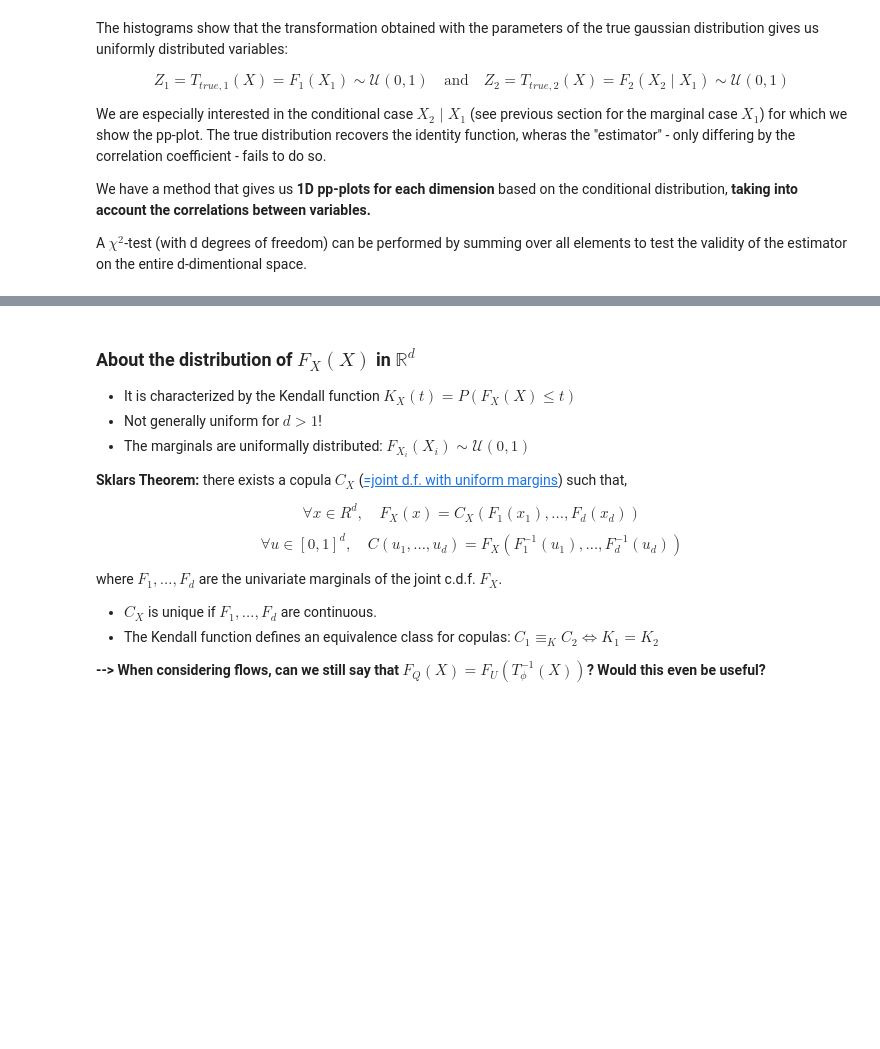
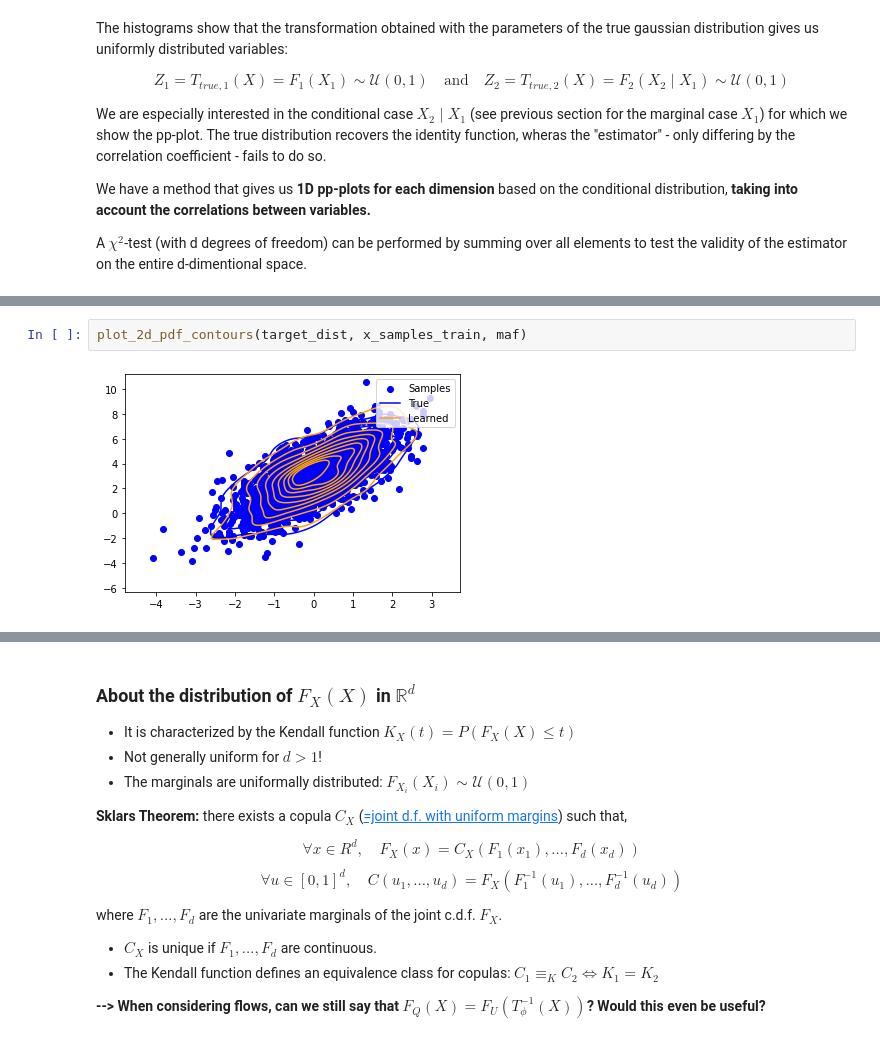
Before and after one commit to JuliaLinhart/valDiags_flows, a Jupyter notebook: PIT_for_Flows.ipynb, the cells around one changed output, grey strips where cells are left out. Saved outputs shown, nothing was run; the diff lists cells and outputs as text; blank space fills up the shorter version.

```diff
--- a/PIT_for_Flows.ipynb
+++ b/PIT_for_Flows.ipynb
@@ -362,0 +460,4 @@ A $\chi^2$-test (with d degrees of freedom) can be performed by summing over all
+# %%
+plot_2d_pdf_contours(target_dist, x_samples_train, maf)
+# %% [output]
+[figure, added]
```
Also changed, not shown: parts of 14 cells of this notebook.
